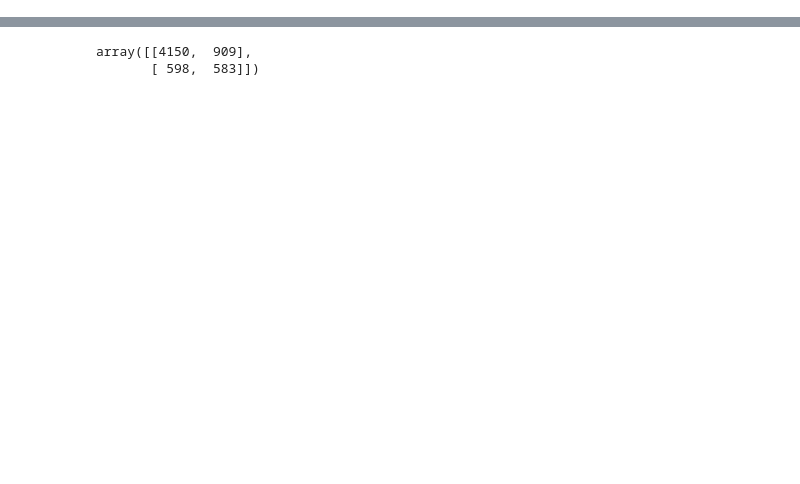
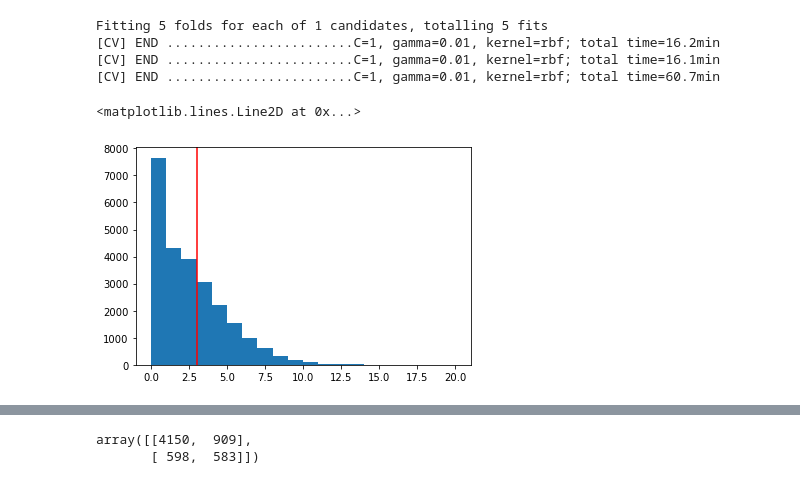
Before and after one commit to norrisjamie23/forecasting-epileptic-discharges, a Jupyter notebook: lightGBM.ipynb, the cells around one changed output, grey strips where cells are left out. Saved outputs shown, nothing was run; the diff lists cells and outputs as text; code cells hidden in the pictures; blank space fills up the shorter version.

```diff
--- a/lightGBM.ipynb
+++ b/lightGBM.ipynb
@@ -21,3 +25,18 @@ y_test = np.load('XGB/y_test.npy')
 
 # y_cluster_train[y_cluster_train > 0] = 1
 # y_cluster_test[y_cluster_test > 0] = 1
+# %%
+from sklearn.model_selection import GridSearchCV
+from sklearn.svm import SVC
+from sklearn.metrics import classification_report, confusion_matrix
+
+param_grid = {'C': [1], 'gamma': [0.01],'kernel': ['rbf']}
+# param_grid = {'C': [0.1,1, 10, 100], 'gamma': [1,0.1,0.01,0.001],'kernel': ['rbf', 'poly', 'sigmoid']}
+
+grid = GridSearchCV(SVC(), param_grid, refit=True, verbose=2)
+grid.fit(X_train, y_train > 3)
+# %% [output]
+Fitting 5 folds for each of 1 candidates, totalling 5 fits
+[CV] END ........................C=1, gamma=0.01, kernel=rbf; total time=16.2min
+[CV] END ........................C=1, gamma=0.01, kernel=rbf; total time=16.1min
+[CV] END ........................C=1, gamma=0.01, kernel=rbf; total time=60.7min
@@ -23,0 +49,6 @@ y_test = np.load('XGB/y_test.npy')
+# %%
+plt.hist(y_train, bins=20)
+plt.axvline(x=3, color='red')
+# %% [output]
+<matplotlib.lines.Line2D at 0x...>
+[figure, added]
```
Also changed, not shown: parts of 27 cells of this notebook.
